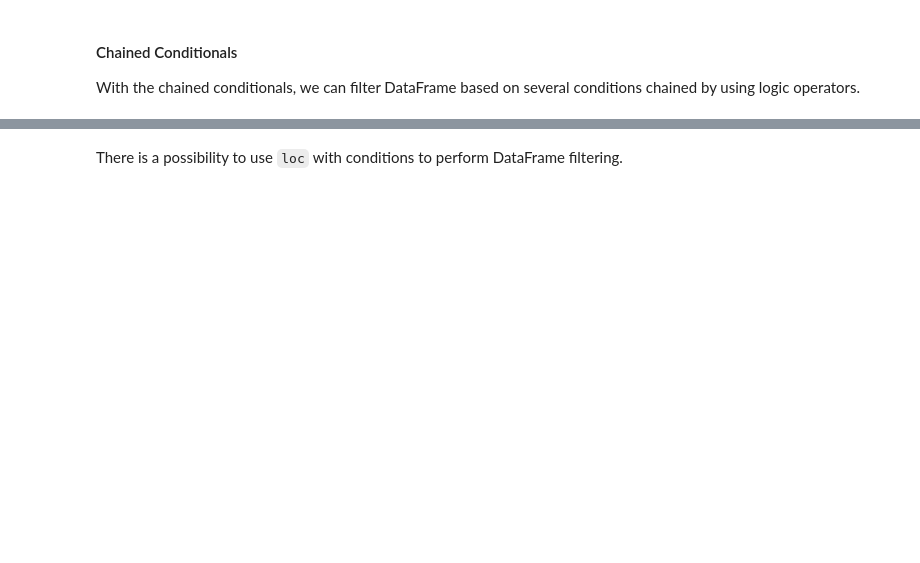
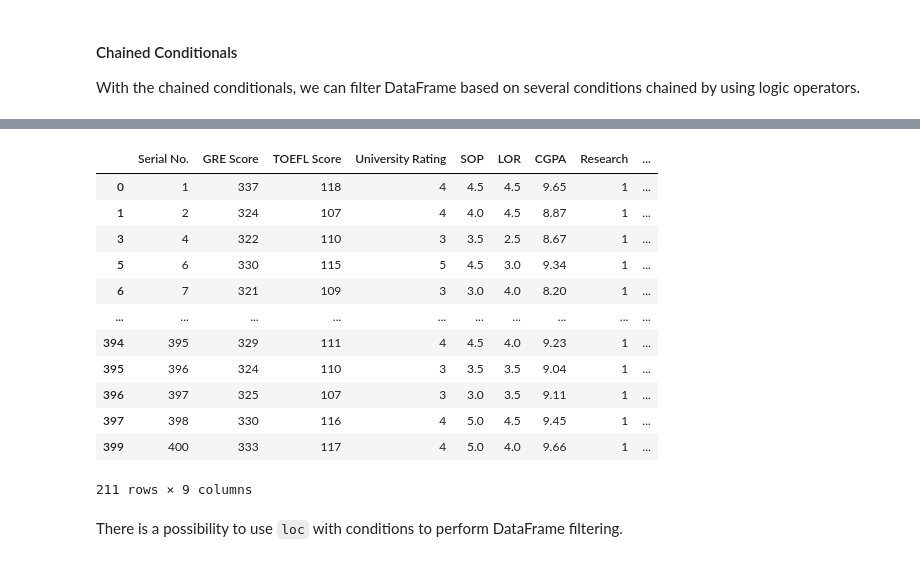
Before and after one commit to Okroshiashvili/Data_Analysis_Python, a Jupyter notebook: Lecture 2/Introduction_to_Pandas.ipynb, the cells around one changed output, grey strips where cells are left out. Drawn from its saved outputs; the diff is of its cells as text; code cells hidden in the pictures; blank space fills up the shorter version.

```diff
--- a/Lecture 2/Introduction_to_Pandas.ipynb
+++ b/Lecture 2/Introduction_to_Pandas.ipynb
@@ -324,6 +326,6 @@ label, and in Pandas the rows correspond to axis zero. Indices can either be aut
 # %%
 # Let read CSV file and perform indexing, selection and filtering
 
-df = pd.read_csv("datasets/admission.csv")
+df = pd.read_csv("data/admission.csv")
 
-df
+df.head()
@@ -470,13 +607,29 @@ With the chained conditionals, we can filter DataFrame based on several conditio
 # %%
 condition_one = (df["GRE Score"] > 325)
 
 condition_two = (df["Research"] == 1)
 
+condition_three = (df["CGPA"] > 8.00)
+
 
 df[condition_one & condition_two] # Only select rows where BOTH conditions satisfy
 
 
-df[condition_one | condition_two] # Only select rows where ONE of the condition satisfy
+df[condition_one | (condition_two & condition_three)] # Only select rows where ONE of the condition satisfy
+# %% [output]
+|  | Serial No. | GRE Score | TOEFL Score | University Rating | SOP | LOR | CGPA | Research | ... |
+| 0 | 1 | 337 | 118 | 4 | 4.5 | 4.5 | 9.65 | 1 | ... |
+| 1 | 2 | 324 | 107 | 4 | 4.0 | 4.5 | 8.87 | 1 | ... |
+| 3 | 4 | 322 | 110 | 3 | 3.5 | 2.5 | 8.67 | 1 | ... |
+| 5 | 6 | 330 | 115 | 5 | 4.5 | 3.0 | 9.34 | 1 | ... |
+| 6 | 7 | 321 | 109 | 3 | 3.0 | 4.0 | 8.20 | 1 | ... |
+| ... | ... | ... | ... | ... | ... | ... | ... | ... | ... |
+| 394 | 395 | 329 | 111 | 4 | 4.5 | 4.0 | 9.23 | 1 | ... |
+| 395 | 396 | 324 | 110 | 3 | 3.5 | 3.5 | 9.04 | 1 | ... |
+| 396 | 397 | 325 | 107 | 3 | 3.0 | 3.5 | 9.11 | 1 | ... |
+| 397 | 398 | 330 | 116 | 4 | 5.0 | 4.5 | 9.45 | 1 | ... |
+| 399 | 400 | 333 | 117 | 4 | 5.0 | 4.0 | 9.66 | 1 | ... |
+211 rows × 9 columns
 # %% [markdown]
 There is a possibility to use `loc` with conditions to perform DataFrame filtering.
 # %%
```
Also changed, not shown: parts of 62 cells of this notebook, 14 other files.
